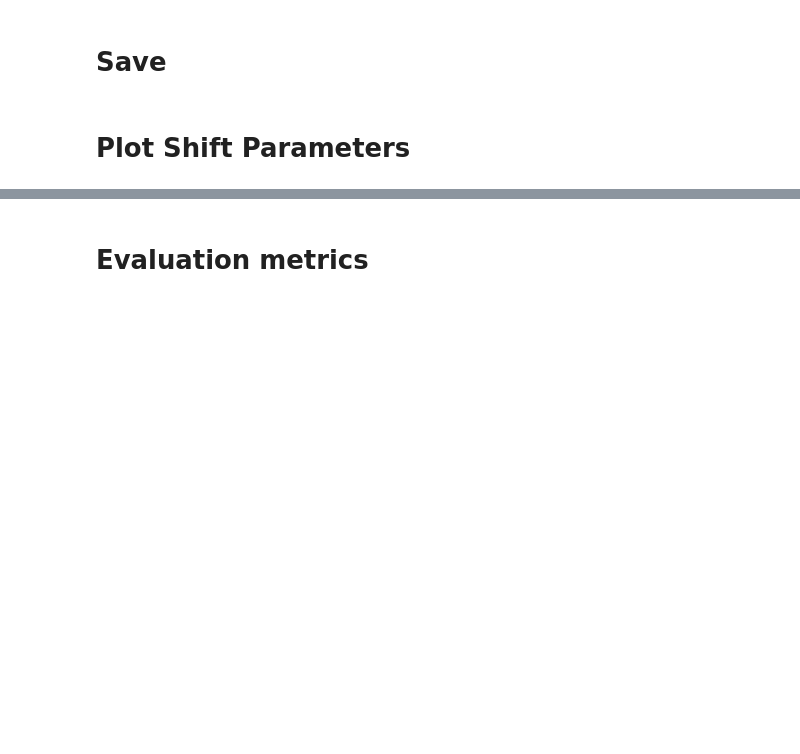
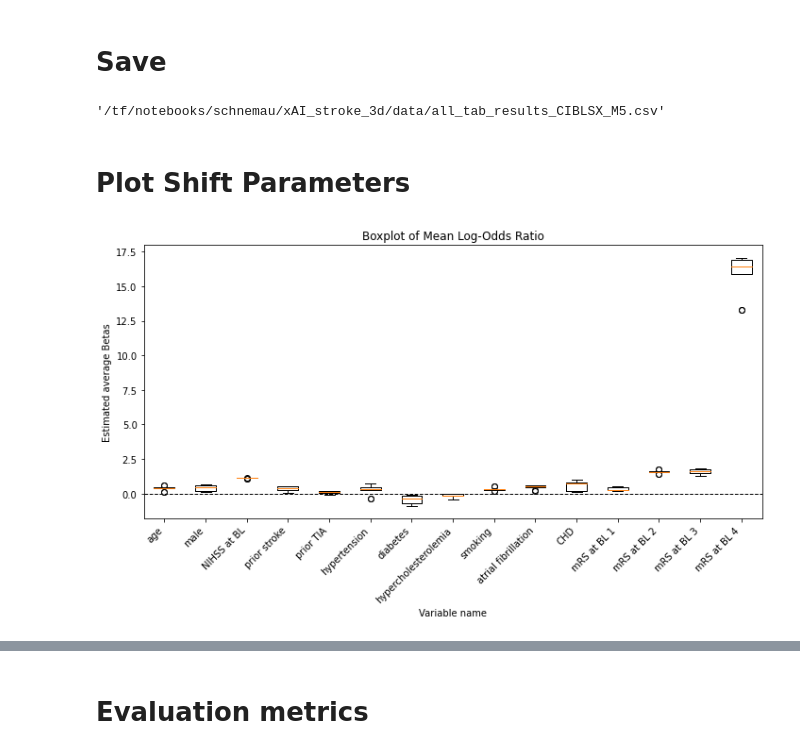
Before and after one commit to Mauwrice/explainable_AI, a Jupyter notebook: result_assembly_fin.ipynb, the cells around one changed output, grey strips where cells are left out. Saved outputs shown, nothing was run; the diff lists cells and outputs as text; code cells hidden in the pictures; blank space fills up the shorter version.

Commit message:
m5 results

```diff
--- a/result_assembly_fin.ipynb
+++ b/result_assembly_fin.ipynb
@@ -16,28 +16,23 @@ Using TensorFlow backend.
 # %%
 # check and set path before loading modules
 INPUT_DIR = "/tf/notebooks/schnemau/xAI_stroke_3d/"
-OUTPUT_DIR = "/tf/notebooks/bule/explainable_AI/"
+OUTPUT_DIR = "/tf/notebooks/schnemau/xAI_stroke_3d/"
 if os.getcwd() != OUTPUT_DIR:
     os.chdir(OUTPUT_DIR)
 
 import functions_model_definition as md
 import functions_read_data as rdat
-import functions_slider as sl
 #weights tuning functions
 import ens_weights_tuning as w_tune
-
 #ontram functions
-from k_ontram_functions.ontram import ontram
-from k_ontram_functions.ontram_loss import ontram_loss
-from k_ontram_functions.ontram_metrics import ontram_acc, ontram_auc
 from k_ontram_functions.ontram_predict import predict_ontram, get_parameters
 # %%
 # Define Version
-# version = "CIBLSX" # one of:
 version = "CIBLSX" # one of:
+#version = "CIB" # one of:
 
 # Define Model Version
-model_version = 4
+model_version = 5
 
 # Select naming convention (for CIBLSX model_version >= 3 should be False)
 comp_mode = False # if True: use old naming convention
@@ -48,3 +43,10 @@ DATA_DIR, WEIGHT_DIR, DATA_OUTPUT_DIR, PIC_OUTPUT_DIR, pic_save_name = rdat.dir_
     compatibility_mode=comp_mode)
 
 save_csv = False
+## load images and ids
+(X_in, pat_ids, id_tab, all_results_tab, pat_orig_tab, pat_norm_tab, num_models) = rdat.version_setup(
+    DATA_DIR = DATA_DIR,
+    version = version,
+    model_version = model_version,
+    compatibility_mode=comp_mode)
+pat_norm_tab
@@ -274,6 +280,8 @@ elif comp_mode:
     res_name = DATA_DIR + "all_tab_results_10Fold_" + version + "_M" + str(model_version) + ".csv"
 # %%
 res_name
+# %% [output]
+'/tf/notebooks/schnemau/xAI_stroke_3d/data/all_tab_results_CIBLSX_M5.csv'
 # %%
 if save_csv == True:
     all_results.to_csv(res_name,  index=False)
@@ -286,7 +294,7 @@ if version == "CIBLSX":
 
     num_levels = 10 # axis 0
     num_sublevels = 5 # axis 1
-    num_parameters = 13 # axis 2
+    num_parameters = 15 # axis 2
 
     means_per_level = np.mean(betas, axis=1)
 
@@ -299,21 +307,24 @@ if version == "CIBLSX":
     means_per_parameter_w = means_per_level_w.transpose(1, 0, 2).reshape(num_parameters, num_levels)
 # %%
 if version == "CIBLSX":
-    variable_names = ["age", "sexm", "nihss_baseline", "mrs_before",
-                    "stroke_beforey", "tia_beforey", "ich_beforey",
-                    "rf_hypertoniay", "rf_diabetesy", "rf_hypercholesterolemiay",
-                    "rf_smokery", "rf_atrial_fibrillationy", "rf_chdy"]
+
+    variable_names = ["age", "male", "NIHSS at BL", "prior stroke",
+                    "prior TIA", "hypertension", "diabetes", "hypercholesterolemia",
+                     "smoking", "atrial fibrillation", "CHD",
+                    "mRS at BL 1", "mRS at BL 2", "mRS at BL 3", "mRS at BL 4"]
 
     # Plotting boxplot
     plt.figure(figsize=(10, 6))
     plt.boxplot(means_per_parameter.T, labels=variable_names)
     plt.axhline(0, color='black', lw=1, linestyle='--')
     plt.title('Boxplot of Mean Log-Odds Ratio')
     plt.xlabel('Variable name')
     plt.ylabel('Estimated average Betas')
     plt.grid(False)  # Remove grid lines
     plt.xticks(rotation=45, ha='right')  # Rotate x-axis labels for better readability
     plt.tight_layout()
     plt.show()
+# %% [output]
+[figure, added]
 # %%
 if version == "CIBLSX":
```
Also changed, not shown: parts of 12 cells of this notebook.
